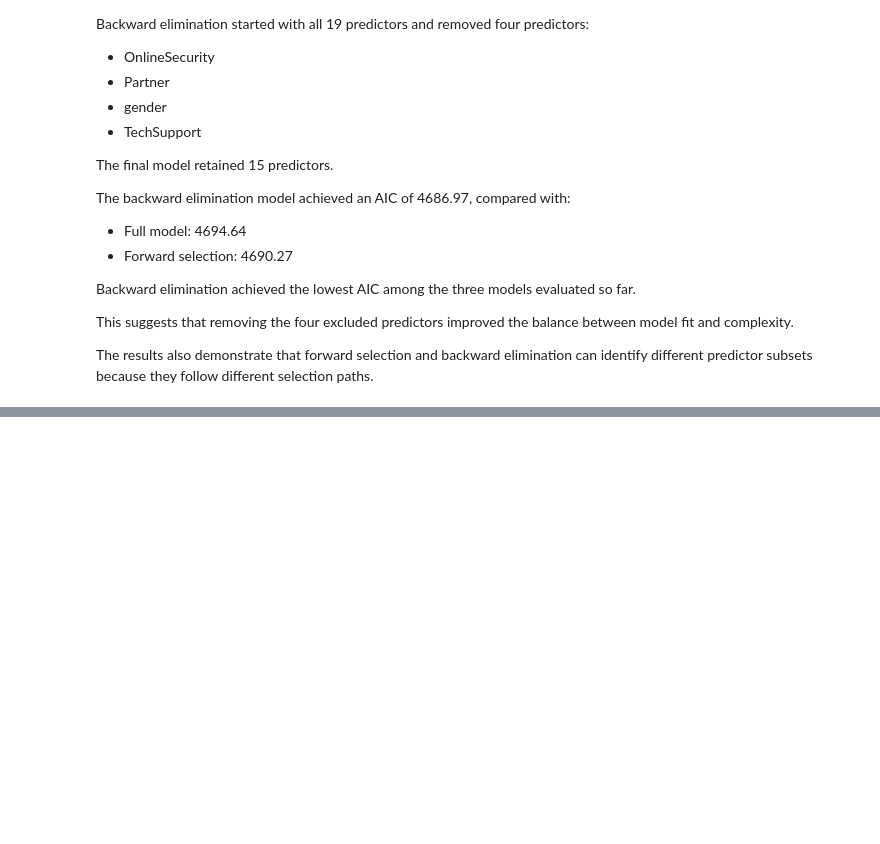
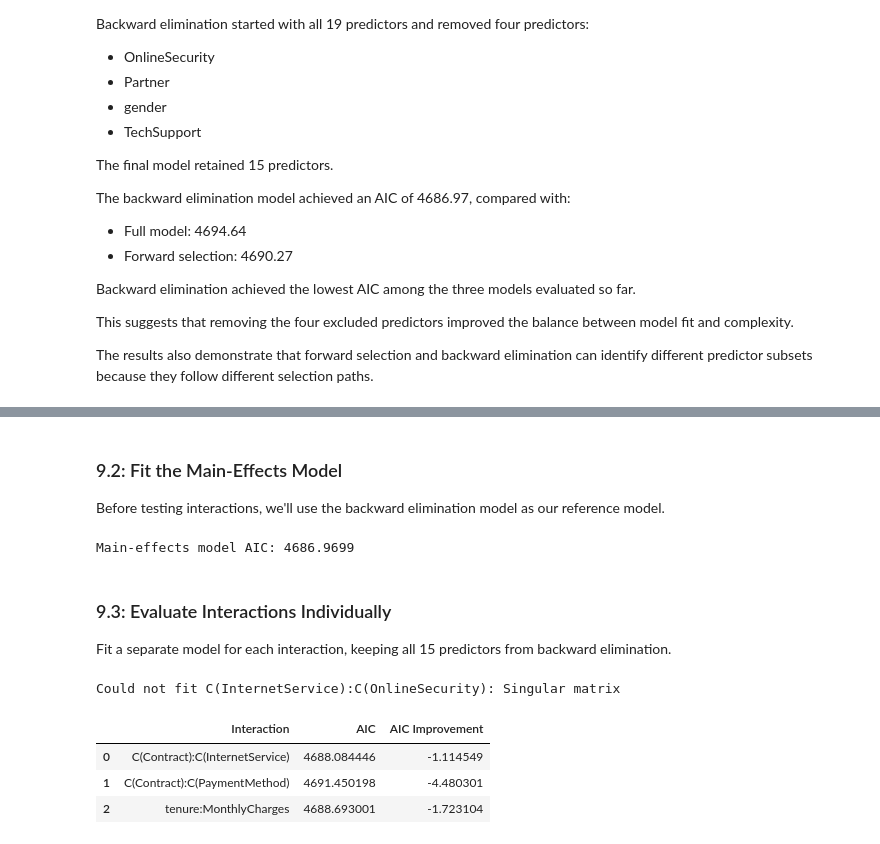
Before and after one commit to IsiphileIsie/Customer-churn-analysis, a Jupyter notebook: notebooks/customer_churn_analysis.ipynb, the cells around one changed output, grey strips where cells are left out. Saved outputs shown, nothing was run; the diff lists cells and outputs as text; code cells hidden in the pictures; blank space fills up the shorter version.

Commit message:
Complete final churn analysis and conclusions

```diff
--- a/notebooks/customer_churn_analysis.ipynb
+++ b/notebooks/customer_churn_analysis.ipynb
@@ -2690,0 +2919,55 @@ The results also demonstrate that forward selection and backward elimination can
+# %% [markdown]
+### 9.2: Fit the Main-Effects Model
+Before testing interactions, we'll use the backward elimination model as our reference model.
+# %%
+backward_terms = [
+    f"C({feature})"
+    if feature in categorical_features
+    else feature
+    for feature in selected_backward
+]
+
+backward_formula = "Churn ~ " + " + ".join(backward_terms)
+
+backward_model = smf.logit(
+    formula=backward_formula,
+    data=train_data
+).fit(disp=False)
+
+print(f"Main-effects model AIC: {backward_model.aic:.4f}")
+# %% [output]
+Main-effects model AIC: 4686.9699
+# %% [markdown]
+### 9.3: Evaluate Interactions Individually
+Fit a separate model for each interaction, keeping all 15 predictors from backward elimination.
+# %%
+interaction_results = []
+
+for interaction in candidate_interactions:
+
+    formula = backward_formula + " + " + interaction
+
+    try:
+        model = smf.logit(
+            formula=formula,
+            data=train_data
+        ).fit(disp=False)
+
+        interaction_results.append({
+            "Interaction": interaction,
+            "AIC": model.aic,
+            "AIC Improvement": backward_model.aic - model.aic
+        })
+
+    except (np.linalg.LinAlgError, Exception) as error:
+        print(f"Could not fit {interaction}: {error}")
+
+interaction_results_df = pd.DataFrame(interaction_results)
+
+interaction_results_df
+# %% [output]
+Could not fit C(InternetService):C(OnlineSecurity): Singular matrix
+|  | Interaction | AIC | AIC Improvement |
+| 0 | C(Contract):C(InternetService) | 4688.084446 | -1.114549 |
+| 1 | C(Contract):C(PaymentMethod) | 4691.450198 | -4.480301 |
+| 2 | tenure:MonthlyCharges | 4688.693001 | -1.723104 |
```
Also changed, not shown: parts of 48 cells of this notebook.
